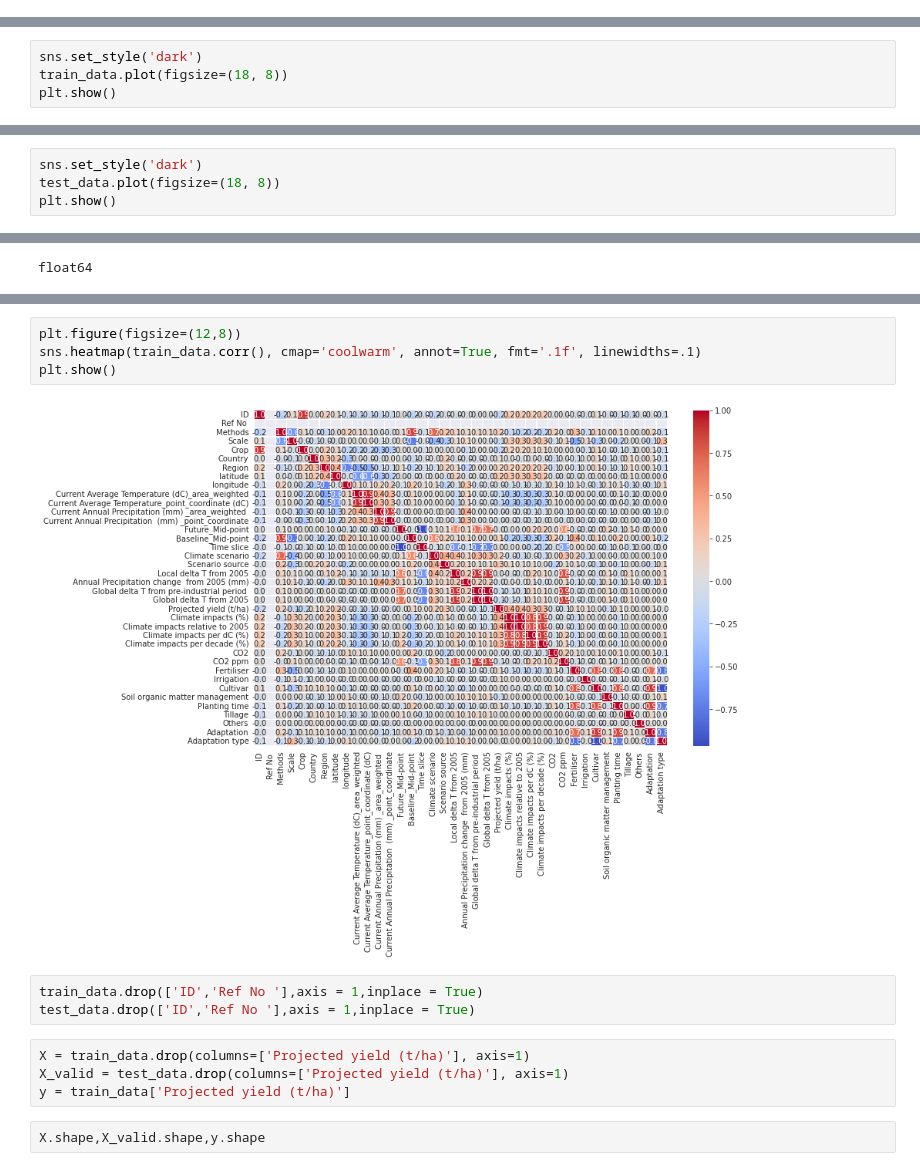
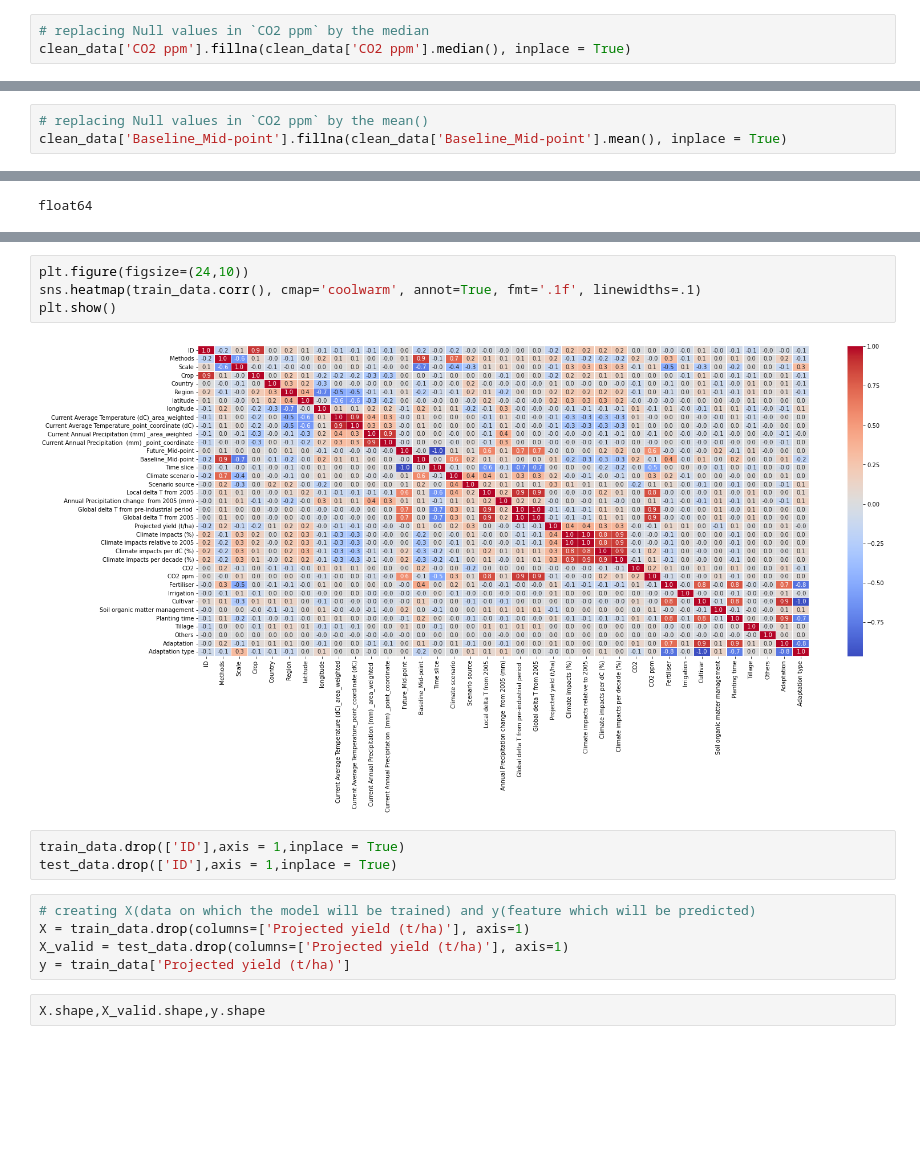
Before and after one commit to helloitsdaksh/Minor-Project, a Jupyter notebook: Minor_Project.ipynb, the cells around one changed output, grey strips where cells are left out. Drawn from its saved outputs; the diff is of its cells as text; blank space fills up the shorter version.

```diff
--- a/Minor_Project.ipynb
+++ b/Minor_Project.ipynb
@@ -175,0 +153,3 @@ train_data = clean_data.dropna(subset=['Projected yield (t/ha)'])
+# %%
+# replacing Null values in `CO2 ppm` by the median
+clean_data['CO2 ppm'].fillna(clean_data['CO2 ppm'].median(), inplace = True)
@@ -175,0 +226,3 @@ train_data = clean_data.dropna(subset=['Projected yield (t/ha)'])
+# %%
+# replacing Null values in `CO2 ppm` by the mean()
+clean_data['Baseline_Mid-point'].fillna(clean_data['Baseline_Mid-point'].mean(), inplace = True)
@@ -196,4 +299,0 @@ train_data.describe()
-# %%
-sns.set_style('dark')
-train_data.plot(figsize=(18, 8))
-plt.show()
@@ -202,4 +299,0 @@ plt.show()
-# %%
-sns.set_style('dark')
-test_data.plot(figsize=(18, 8))
-plt.show()
@@ -290,13 +357,14 @@ memory usage: 1.0 MB
 # %%
-plt.figure(figsize=(12,8))
+plt.figure(figsize=(24,10))
 sns.heatmap(train_data.corr(), cmap='coolwarm', annot=True, fmt='.1f', linewidths=.1)
 plt.show()
 # %% [output]
-[figure, old version]
+[figure, new version]
 # %%
-train_data.drop(['ID','Ref No '],axis = 1,inplace = True)
-test_data.drop(['ID','Ref No '],axis = 1,inplace = True)
+train_data.drop(['ID'],axis = 1,inplace = True)
+test_data.drop(['ID'],axis = 1,inplace = True)
 # %%
+# creating X(data on which the model will be trained) and y(feature which will be predicted)
 X = train_data.drop(columns=['Projected yield (t/ha)'], axis=1)
 X_valid = test_data.drop(columns=['Projected yield (t/ha)'], axis=1)
 y = train_data['Projected yield (t/ha)']
```
Also changed, not shown: parts of 90 cells of this notebook.
